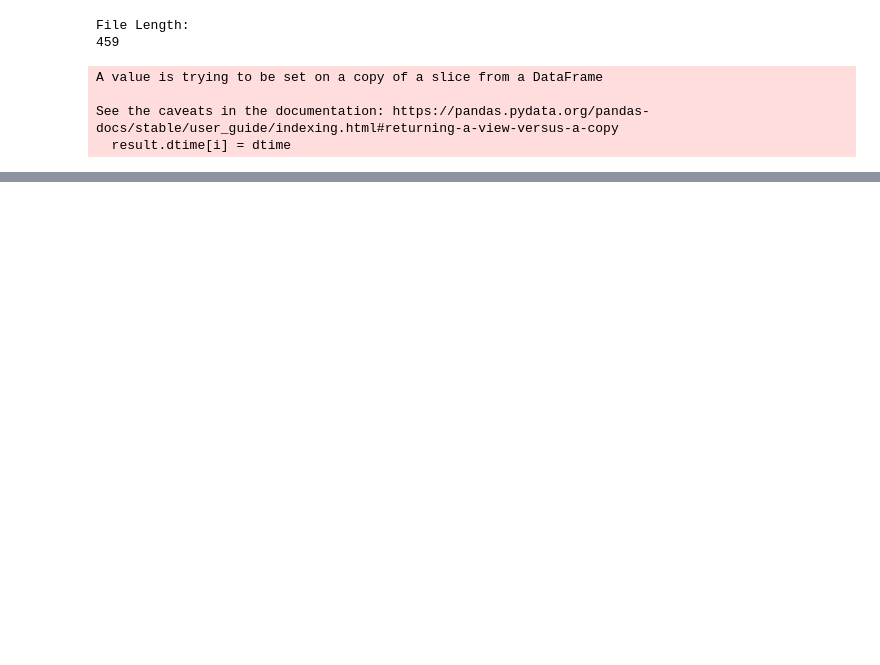
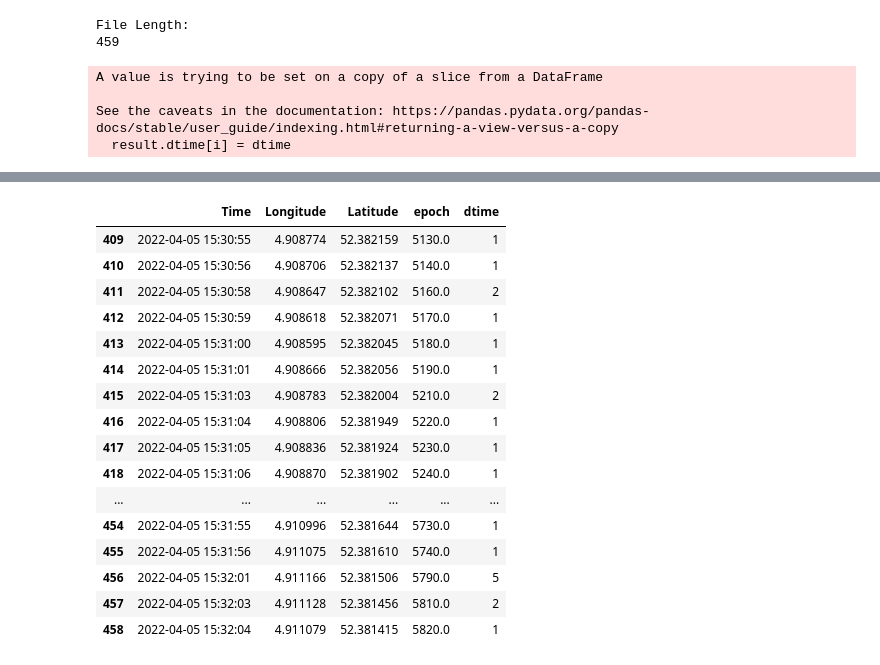
Before and after one commit to MaasGoudswaard/MTB-simulator, a Jupyter notebook: Python strava analysis/Loading data.ipynb, the cells around one changed output, grey strips where cells are left out. Saved outputs shown, nothing was run; the diff lists cells and outputs as text; code cells hidden in the pictures; blank space fills up the shorter version.

```diff
--- a/Python strava analysis/Loading data.ipynb
+++ b/Python strava analysis/Loading data.ipynb
@@ -78,0 +156,20 @@ for i in range (1, len(result)):
+# %%
+result.tail(50)
+# %% [output]
+|  | Time | Longitude | Latitude | epoch | dtime |
+| 409 | 2022-04-05 15:30:55 | 4.908774 | 52.382159 | 5130.0 | 1 |
+| 410 | 2022-04-05 15:30:56 | 4.908706 | 52.382137 | 5140.0 | 1 |
+| 411 | 2022-04-05 15:30:58 | 4.908647 | 52.382102 | 5160.0 | 2 |
+| 412 | 2022-04-05 15:30:59 | 4.908618 | 52.382071 | 5170.0 | 1 |
+| 413 | 2022-04-05 15:31:00 | 4.908595 | 52.382045 | 5180.0 | 1 |
+| 414 | 2022-04-05 15:31:01 | 4.908666 | 52.382056 | 5190.0 | 1 |
+| 415 | 2022-04-05 15:31:03 | 4.908783 | 52.382004 | 5210.0 | 2 |
+| 416 | 2022-04-05 15:31:04 | 4.908806 | 52.381949 | 5220.0 | 1 |
+| 417 | 2022-04-05 15:31:05 | 4.908836 | 52.381924 | 5230.0 | 1 |
+| 418 | 2022-04-05 15:31:06 | 4.908870 | 52.381902 | 5240.0 | 1 |
+| ... | ... | ... | ... | ... | ... |
+| 454 | 2022-04-05 15:31:55 | 4.910996 | 52.381644 | 5730.0 | 1 |
+| 455 | 2022-04-05 15:31:56 | 4.911075 | 52.381610 | 5740.0 | 1 |
+| 456 | 2022-04-05 15:32:01 | 4.911166 | 52.381506 | 5790.0 | 5 |
+| 457 | 2022-04-05 15:32:03 | 4.911128 | 52.381456 | 5810.0 | 2 |
+| 458 | 2022-04-05 15:32:04 | 4.911079 | 52.381415 | 5820.0 | 1 |
```
Also changed, not shown: parts of 5 cells of this notebook.
